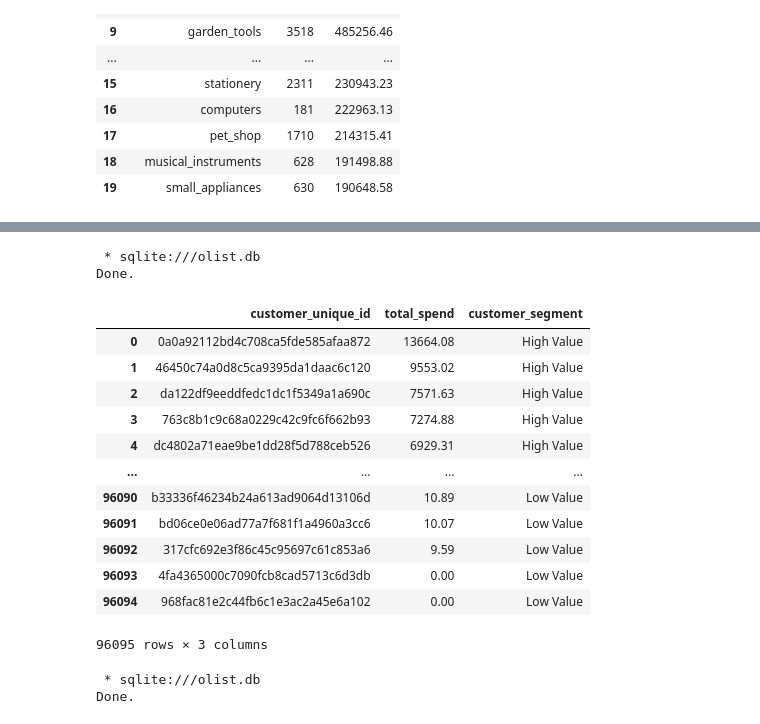
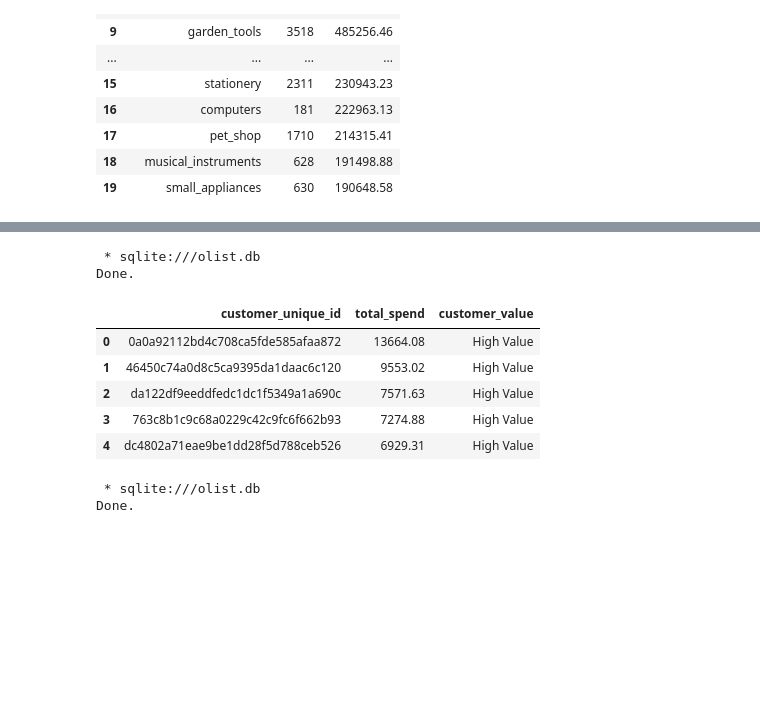
Before and after one commit to amandademiri112/E-Commerce_Dataset, a Jupyter notebook: brazilecomdata.ipynb, the cells around one changed output, grey strips where cells are left out. Saved outputs shown, nothing was run; the diff lists cells and outputs as text; code cells hidden in the pictures; blank space fills up the shorter version.

```diff
--- a/brazilecomdata.ipynb
+++ b/brazilecomdata.ipynb
@@ -359,43 +272,39 @@ Done.
 # %%
 %%sql
+
+-- Find the top 5 highest value customers --
 
 WITH customer_spend AS (
     SELECT
         c.customer_unique_id,
         SUM(p.payment_value) AS total_spend
     FROM olist_customers_dataset c
     JOIN olist_orders_dataset o
         ON c.customer_id = o.customer_id
     JOIN olist_order_payments_dataset p
         ON o.order_id = p.order_id
     GROUP BY c.customer_unique_id
 )
 
 SELECT
     customer_unique_id,
     ROUND(total_spend, 2) AS total_spend,
     CASE
         WHEN total_spend >= 1000 THEN 'High Value'
-        WHEN total_spend >= 500 THEN 'Medium Value'
+        WHEN total_spend >= 500 THEN 'Average Value'
         ELSE 'Low Value'
-    END AS customer_segment
+    END AS customer_value
 FROM customer_spend
-ORDER BY total_spend DESC;
+ORDER BY total_spend DESC
+LIMIT 5;
 # %% [output]
  * sqlite:///olist.db
 Done.
-|  | customer_unique_id | total_spend | customer_segment |
+|  | customer_unique_id | total_spend | customer_value |
 | 0 | 0a0a92112bd4c708ca5fde585afaa872 | 13664.08 | High Value |
 | 1 | 46450c74a0d8c5ca9395da1daac6c120 | 9553.02 | High Value |
 | 2 | da122df9eeddfedc1dc1f5349a1a690c | 7571.63 | High Value |
 | 3 | 763c8b1c9c68a0229c42c9fc6f662b93 | 7274.88 | High Value |
 | 4 | dc4802a71eae9be1dd28f5d788ceb526 | 6929.31 | High Value |
-| ... | ... | ... | ... |
-| 96090 | b33336f46234b24a613ad9064d13106d | 10.89 | Low Value |
-| 96091 | bd06ce0e06ad77a7f681f1a4960a3cc6 | 10.07 | Low Value |
-| 96092 | 317cfc692e3f86c45c95697c61c853a6 | 9.59 | Low Value |
-| 96093 | 4fa4365000c7090fcb8cad5713c6d3db | 0.00 | Low Value |
-| 96094 | 968fac81e2c44fb6c1e3ac2a45e6a102 | 0.00 | Low Value |
-96095 rows × 3 columns
 # %%
 %%sql
```
Also changed, not shown: parts of 27 cells of this notebook, 3 other files.
